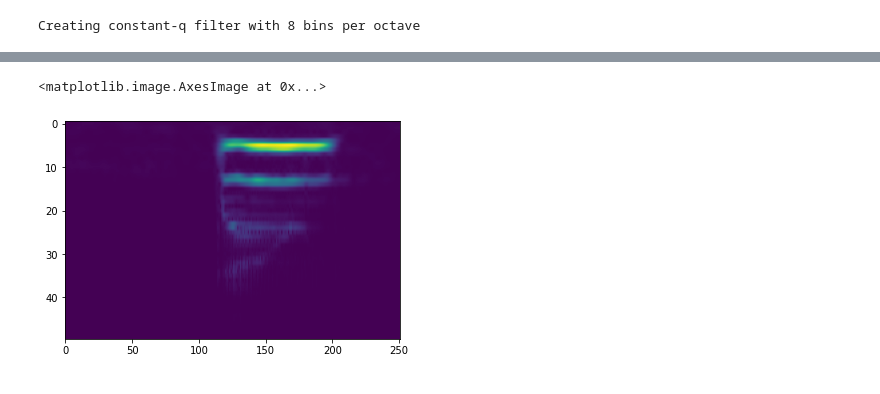
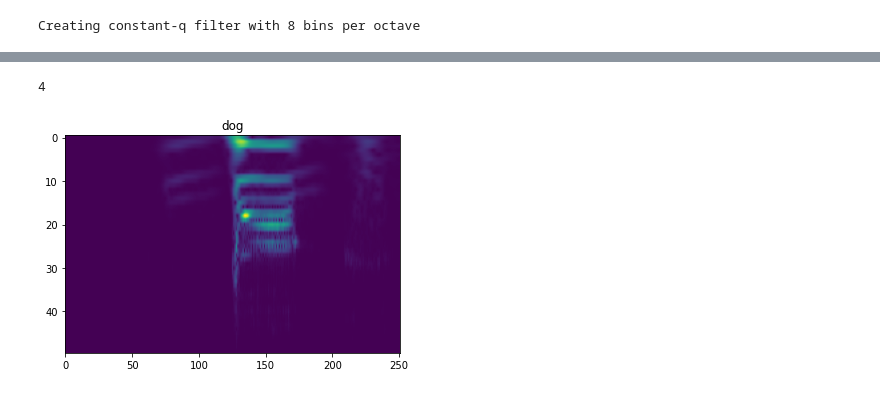
Before and after one commit to skarukas/sith-experiments, a Jupyter notebook: jupyter-notebooks/process_speechcommands.ipynb, the cells around one changed output, grey strips where cells are left out. Drawn from its saved outputs; the diff is of its cells as text; code cells hidden in the pictures.

Commit message:
Update data processing

```diff
--- a/jupyter-notebooks/process_speechcommands.ipynb
+++ b/jupyter-notebooks/process_speechcommands.ipynb
@@ -62,6 +73,5 @@ bins = 50
 hop_length = 64
 bins_per_octave = int(bins / log2(fmax/fmin) + 0.5)
 print(f"Creating constant-q filter with {bins_per_octave} bins per octave")
-transform = lambda x: librosa.cqt(x, sr=16000, hop_length=hop_length, fmin=fmin, n_bins=bins, bins_per_octave=bins_per_octave)
 # %% [output]
 Creating constant-q filter with 8 bins per octave
@@ -77,12 +78,30 @@ def save_data(data, dir):
+# %%
+def normalize(X):
+  # min-max
+  d = X.max() - X.min()
+  eps = 1e-4
+  return (X - X.min()) / (d + eps)
+# %%
+def transform(data):
+  x, word, id = data
+  x = x.flatten().numpy()
+  X = librosa.cqt(x, sr=16000, hop_length=hop_length, fmin=fmin, n_bins=bins, bins_per_octave=bins_per_octave)
+  X = torch.tensor(X[np.newaxis]).abs()
+  X = normalize(X)
+  return x, X, word, id
 # %%
-idx = 9000
-x = train[idx][0][0].numpy()
-Audio(x, rate=16000)
+idx = 8000
+x = train[idx]
+Audio(x[0][0].numpy(), rate=16000)
 # %% [output]
 [interactive output not drawn]
 # %%
-transformed = np.abs(transform(x))
-plt.imshow(transformed, aspect="auto")
+transformed = transform(x)
+X = transformed[1][0]
+word = transformed[2]
+plt.title(word)
+plt.imshow(X, aspect="auto")
+print(word_index[word])
 # %% [output]
-<matplotlib.image.AxesImage at 0x...>
+4
-[figure, old version]
+[figure, new version]
```
Also changed, not shown: parts of 9 cells of this notebook.
